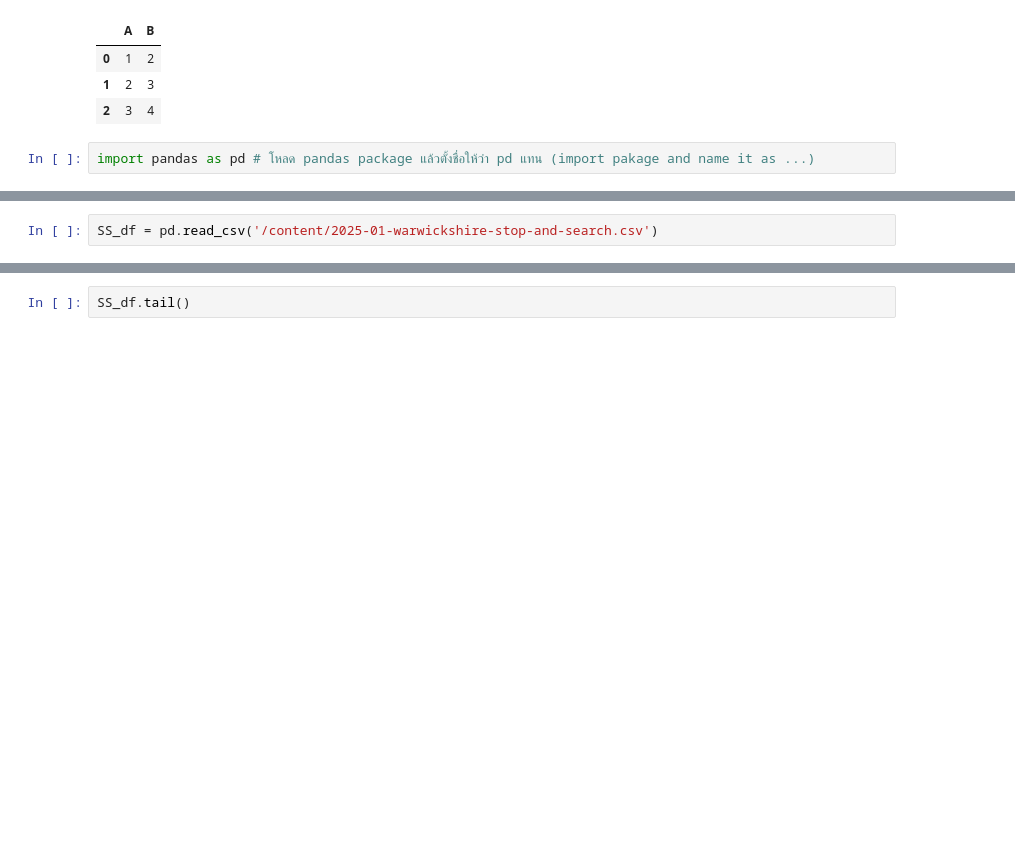
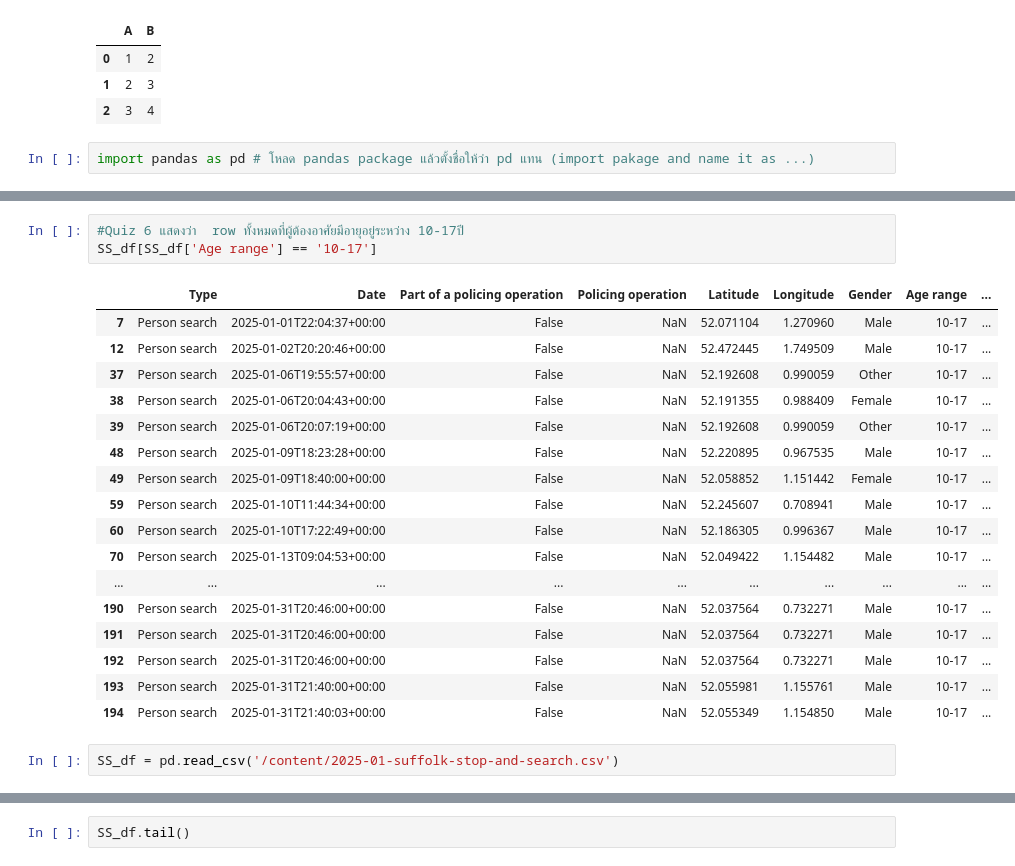
Before and after one commit to bbamknp2018/MSC_DPDM_2025, a Jupyter notebook: Data101_(dpdm24)_Chapter2.ipynb, the cells around one changed output, grey strips where cells are left out. Saved outputs shown, nothing was run; the diff lists cells and outputs as text; blank space fills up the shorter version.

Commit message:
#Quiz 6 แสดงว่า  row ทั้งหมดที่ผู้ต้องอาศัยมีอายุอยู่ระหว่าง 10-17ปี

```diff
--- a/Data101_(dpdm24)_Chapter2.ipynb
+++ b/Data101_(dpdm24)_Chapter2.ipynb
@@ -36,5 +46,26 @@ pd.read_csv('/content/2025-01-warwickshire-stop-and-search.csv')
+# %%
+#Quiz 6 แสดงว่า  row ทั้งหมดที่ผู้ต้องอาศัยมีอายุอยู่ระหว่าง 10-17ปี
+SS_df[SS_df['Age range'] == '10-17']
+# %% [output]
+|  | Type | Date | Part of a policing operation | Policing operation | Latitude | Longitude | Gender | Age range | ... |
+| 7 | Person search | 2025-01-01T22:04:37+00:00 | False | NaN | 52.071104 | 1.270960 | Male | 10-17 | ... |
+| 12 | Person search | 2025-01-02T20:20:46+00:00 | False | NaN | 52.472445 | 1.749509 | Male | 10-17 | ... |
+| 37 | Person search | 2025-01-06T19:55:57+00:00 | False | NaN | 52.192608 | 0.990059 | Other | 10-17 | ... |
+| 38 | Person search | 2025-01-06T20:04:43+00:00 | False | NaN | 52.191355 | 0.988409 | Female | 10-17 | ... |
+| 39 | Person search | 2025-01-06T20:07:19+00:00 | False | NaN | 52.192608 | 0.990059 | Other | 10-17 | ... |
+| 48 | Person search | 2025-01-09T18:23:28+00:00 | False | NaN | 52.220895 | 0.967535 | Male | 10-17 | ... |
+| 49 | Person search | 2025-01-09T18:40:00+00:00 | False | NaN | 52.058852 | 1.151442 | Female | 10-17 | ... |
+| 59 | Person search | 2025-01-10T11:44:34+00:00 | False | NaN | 52.245607 | 0.708941 | Male | 10-17 | ... |
+| 60 | Person search | 2025-01-10T17:22:49+00:00 | False | NaN | 52.186305 | 0.996367 | Male | 10-17 | ... |
+| 70 | Person search | 2025-01-13T09:04:53+00:00 | False | NaN | 52.049422 | 1.154482 | Male | 10-17 | ... |
+| ... | ... | ... | ... | ... | ... | ... | ... | ... | ... |
+| 190 | Person search | 2025-01-31T20:46:00+00:00 | False | NaN | 52.037564 | 0.732271 | Male | 10-17 | ... |
+| 191 | Person search | 2025-01-31T20:46:00+00:00 | False | NaN | 52.037564 | 0.732271 | Male | 10-17 | ... |
+| 192 | Person search | 2025-01-31T20:46:00+00:00 | False | NaN | 52.037564 | 0.732271 | Male | 10-17 | ... |
+| 193 | Person search | 2025-01-31T21:40:00+00:00 | False | NaN | 52.055981 | 1.155761 | Male | 10-17 | ... |
+| 194 | Person search | 2025-01-31T21:40:03+00:00 | False | NaN | 52.055349 | 1.154850 | Male | 10-17 | ... |
 # %%
-SS_df = pd.read_csv('/content/2025-01-warwickshire-stop-and-search.csv')
+SS_df = pd.read_csv('/content/2025-01-suffolk-stop-and-search.csv')
 # %%
 SS_df.shape
 # %% [output]
```
Also changed, not shown: parts of 5 cells of this notebook.
